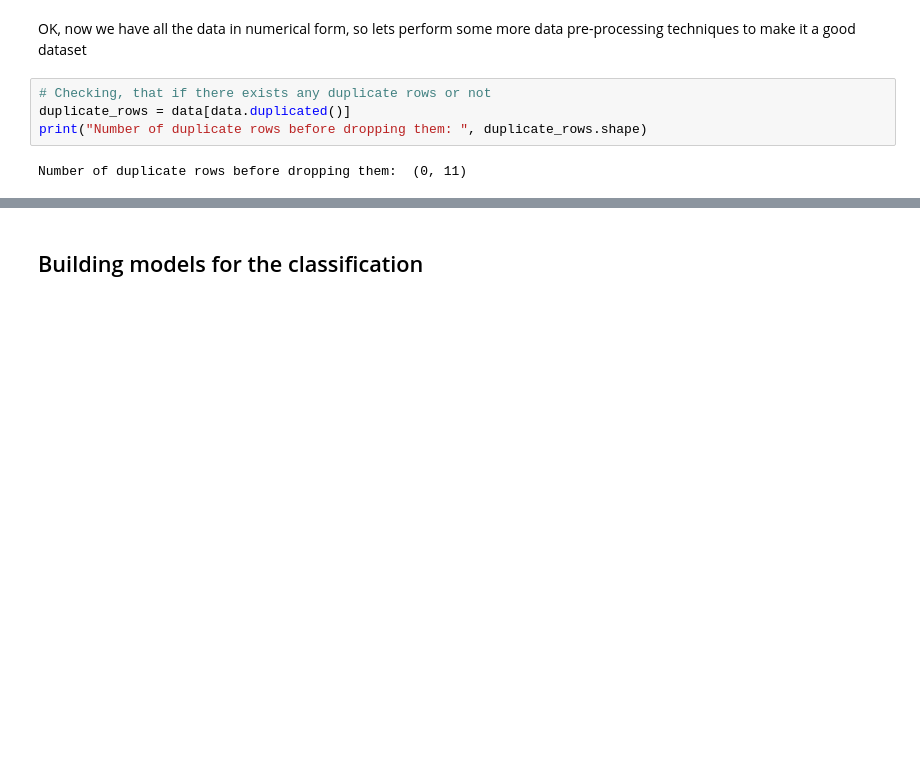
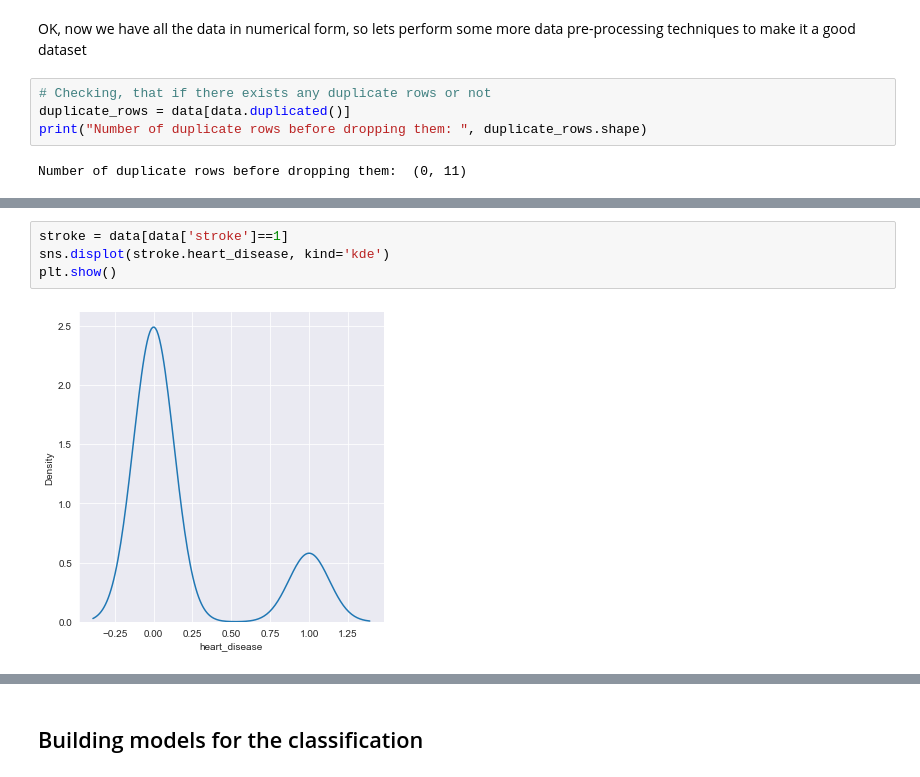
Before and after one commit to seenusnehil/Machine-Learning-Journey, a Jupyter notebook: Brain-Stroke-Prediction/brain-stroke-prediction.ipynb, the cells around one changed output, grey strips where cells are left out. Drawn from its saved outputs; the diff is of its cells as text; blank space fills up the shorter version.

```diff
--- a/Brain-Stroke-Prediction/brain-stroke-prediction.ipynb
+++ b/Brain-Stroke-Prediction/brain-stroke-prediction.ipynb
@@ -182,0 +168,6 @@ sns.boxplot(x = data['bmi'])
+# %%
+stroke = data[data['stroke']==1]
+sns.displot(stroke.heart_disease, kind='kde')
+plt.show()
+# %% [output]
+[figure, added]
```
Also changed, not shown: parts of 18 cells of this notebook, 1 other file.
